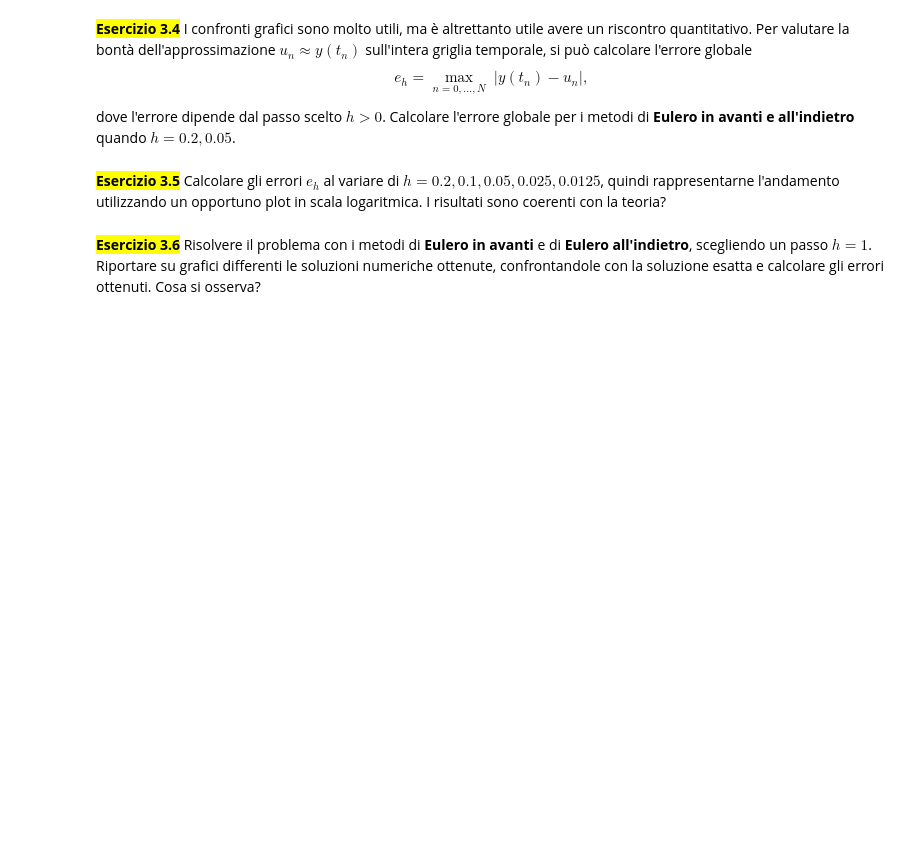
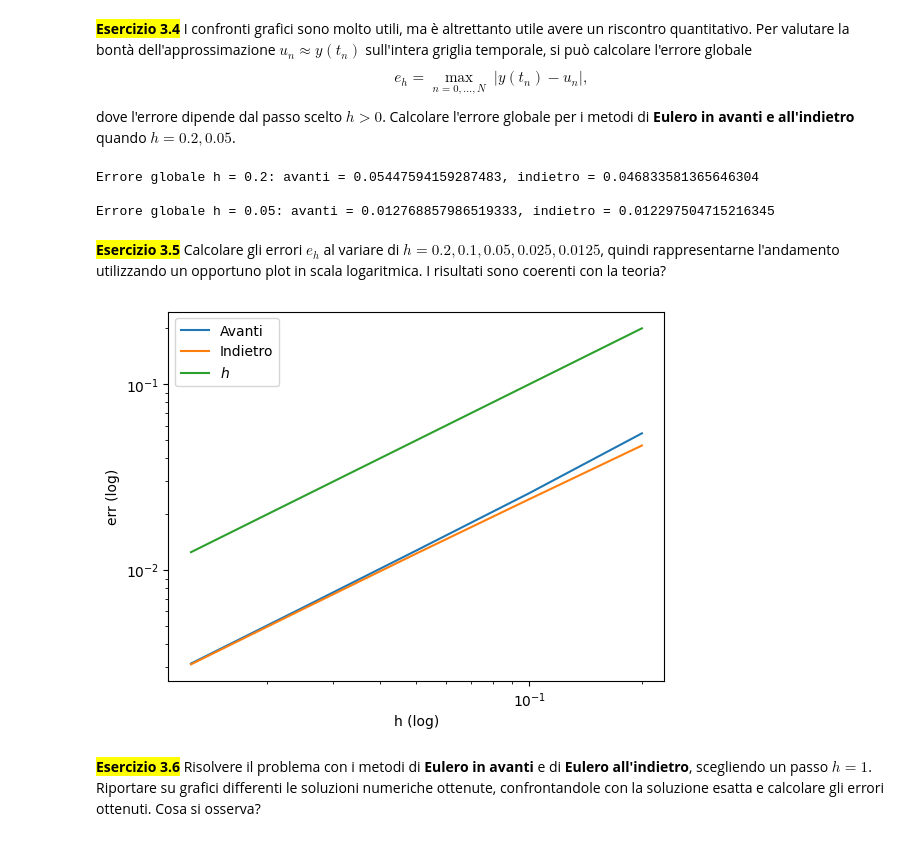
Before and after one commit to marcofossatii05-ui/mani_env, a Jupyter notebook: ode_part_1_template.ipynb, the cells around one changed output. Saved outputs shown, nothing was run; the diff lists cells and outputs as text; code cells hidden in the pictures; blank space fills up the shorter version.

```diff
--- a/ode_part_1_template.ipynb
+++ b/ode_part_1_template.ipynb
@@ -101,8 +105,17 @@ def puntofisso(phi, x0, nmax=100, toll=1.0e-6):
     Nota:
         Il metodo converge se |φ'(x*)| < 1 in un intorno del punto fisso x*.
     """
+    xvect = [x0]
+    xold = x0
+    for i in range(nmax):
 
-    return
+        xnew = phi(xold)
+        xvect.append(xnew)
+
+        if abs(xnew - xold) < toll:
+            break
+        xold = xnew
+    return np.array(xvect)
 # %%
 def eulero_indietro(f, t0, tN, y0, h):
     """Metodo di Eulero all'indietro
@@ -149,8 +216,40 @@ I confronti grafici sono molto utili, ma è altrettanto utile avere un riscontro
 e_{h}=\max_{n=0,\dots,N}\;|y(t_{n})-u_{n}|,
 \end{equation*}
 dove l'errore dipende dal passo scelto $h>0$. Calcolare l'errore globale per i metodi di **Eulero in avanti e all'indietro** quando $h=0.2,0.05$.
+# %%
+e_h1_fwd = max(abs(u_h1_fwd - y(t_h1)))
+e_h2_fwd = max(abs(u_h2_fwd - y(t_h2)))
+e_h1_bkw = max(abs(u_h1_bkw - y(t_h1)))
+e_h2_bkw = max(abs(u_h2_bkw - y(t_h2)))
+
+print(f"Errore globale h = {h1}: avanti = {e_h1_fwd}, indietro = {e_h1_bkw}\n")
+print(f"Errore globale h = {h2}: avanti = {e_h2_fwd}, indietro = {e_h2_bkw}\n")
+# %% [output]
+Errore globale h = 0.2: avanti = 0.05447594159287483, indietro = 0.046833581365646304
+
+Errore globale h = 0.05: avanti = 0.012768857986519333, indietro = 0.012297504715216345
 # %% [markdown]
 <mark>**Esercizio 3.5**</mark></br>  Calcolare gli errori $e_{h}$ al variare di $h=0.2, 0.1, 0.05, 0.025, 0.0125$, quindi rappresentarne l'andamento utilizzando un opportuno plot in scala logaritmica. I risultati sono coerenti con la teoria?
+# %%
+err = {'avanti' : [], 'indietro' : []}
+hlist = [0.2, 0.1, 0.05,  0.025, 0.0125]
+
+for h in hlist:
+    t_fwd, u_fwd = eulero_avanti(f, t0, tN, y0, h)
+    t_bkw, u_bkw = eulero_indietro(f, t0, tN, y0, h)
+    err['avanti'].append(max(abs(u_fwd - y(t_fwd))))
+    err['indietro'].append(max(abs(u_bkw - y(t_bkw))))
+
+plt.figure()
+plt.loglog(hlist, err['avanti'], label = "Avanti")
+plt.loglog(hlist, err['indietro'], label = "Indietro")
+plt.loglog(hlist, hlist, label = "$h$")
+plt.xlabel("h (log)")
+plt.ylabel("err (log)")
+plt.legend()
+plt.show()
+# %% [output]
+[figure, added]
 # %% [markdown]
 <mark>**Esercizio 3.6**</mark></br>
 Risolvere il problema con i metodi di **Eulero in avanti** e di **Eulero all'indietro**, scegliendo un passo $h=1$. Riportare su grafici differenti le soluzioni numeriche ottenute, confrontandole con la soluzione esatta e calcolare gli errori ottenuti. Cosa si osserva?
```
Also changed, not shown: parts of 12 cells of this notebook, 2 other files.
